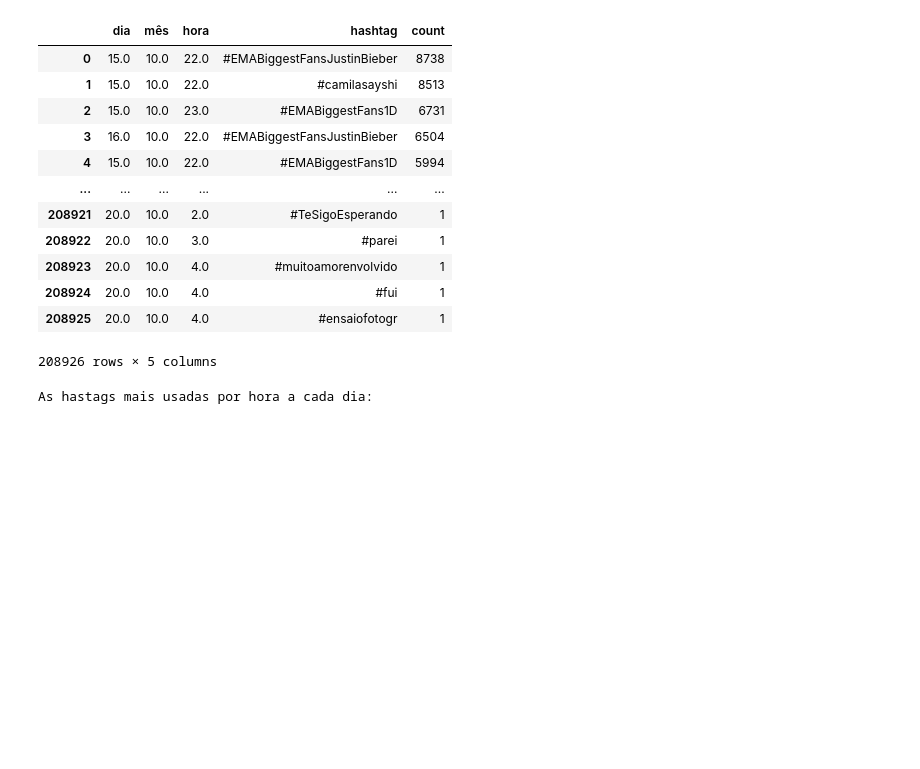
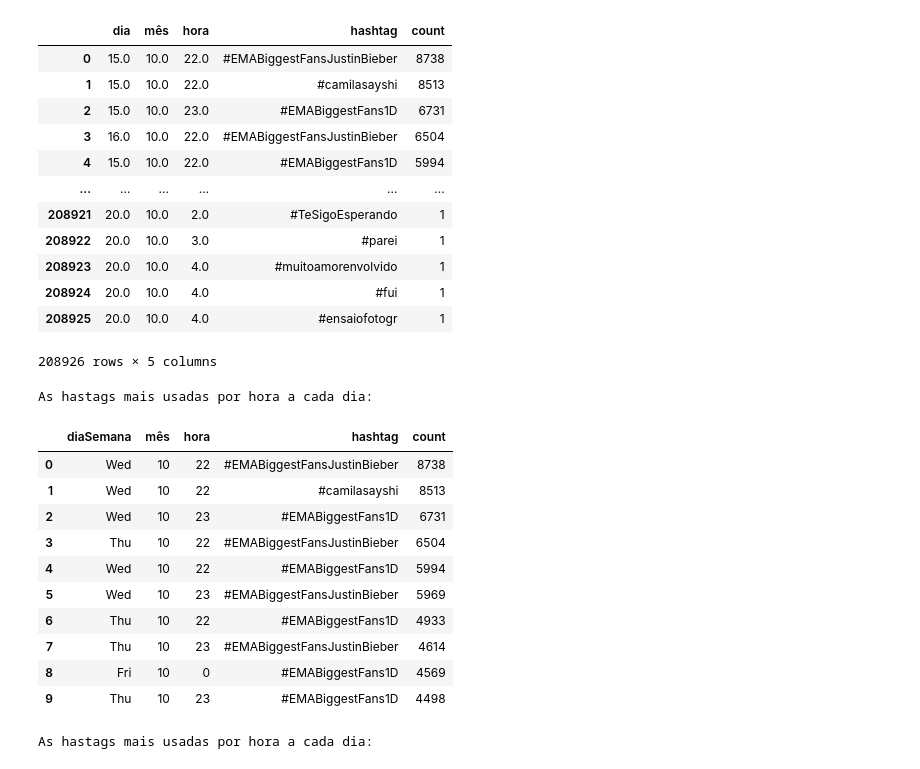
Before and after one commit to raianeti/MapReduce_Cloud, a Jupyter notebook: MapReduce.ipynb, the cells around one changed output. Saved outputs shown, nothing was run; the diff lists cells and outputs as text; code cells hidden in the pictures; blank space fills up the shorter version.

```diff
--- a/MapReduce.ipynb
+++ b/MapReduce.ipynb
@@ -269,6 +282,7 @@ dfHashtag_info_data=dfDebateDate.filter(dfDebateDate["content"].rlike("^#\w+|\s#
     .withColumn("hora",F.hour("date"))\
     .withColumn("dia",F.dayofmonth("date"))\
     .withColumn("mês",F.month("date"))\
-    .withColumn("hashtag",regexp_extract("content","^#\w+|\s#\w+",0)).select("dia","mês","hora", "minutos","hashtag", "content");
+    .withColumn("diaSemana", F.date_format(col("date"), "E"))\
+    .withColumn("hashtag",regexp_extract("content","^#\w+|\s#\w+",0)).select("dia","mês","hora", "minutos","diaSemana","hashtag", "content");
 dfHashtag_info_data
 # %% [output]
@@ -317,6 +331,23 @@ As hastags mais usadas por hora a cada dia:
 | 208924 | 20.0 | 10.0 | 4.0 | #fui | 1 |
 | 208925 | 20.0 | 10.0 | 4.0 | #ensaiofotogr | 1 |
 208926 rows × 5 columns
+# %%
+dfHashtag_hora_final=dfHashtag_info_data.groupBy("diaSemana","mês","hora","hashtag").count().sort("count", ascending=False)
+print("As hastags mais usadas por hora a cada dia:")
+dfHashtag_hora_final.limit(10).toPandas()
+# %% [output]
+As hastags mais usadas por hora a cada dia:
+|  | diaSemana | mês | hora | hashtag | count |
+| 0 | Wed | 10 | 22 | #EMABiggestFansJustinBieber | 8738 |
+| 1 | Wed | 10 | 22 | #camilasayshi | 8513 |
+| 2 | Wed | 10 | 23 | #EMABiggestFans1D | 6731 |
+| 3 | Thu | 10 | 22 | #EMABiggestFansJustinBieber | 6504 |
+| 4 | Wed | 10 | 22 | #EMABiggestFans1D | 5994 |
+| 5 | Wed | 10 | 23 | #EMABiggestFansJustinBieber | 5969 |
+| 6 | Thu | 10 | 22 | #EMABiggestFans1D | 4933 |
+| 7 | Thu | 10 | 23 | #EMABiggestFansJustinBieber | 4614 |
+| 8 | Fri | 10 | 0 | #EMABiggestFans1D | 4569 |
+| 9 | Thu | 10 | 23 | #EMABiggestFans1D | 4498 |
 # %%
 dfHashtag_hora_final=dfHashtag_info_data.groupBy("dia","hora","content").count().sort("count", ascending=False)
 print("As hastags mais usadas por hora a cada dia:")
```
Also changed, not shown: parts of 23 cells of this notebook.
